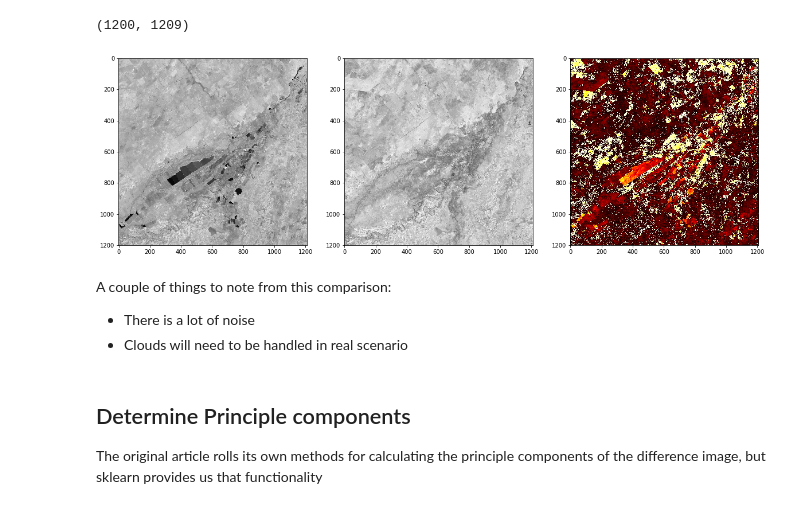
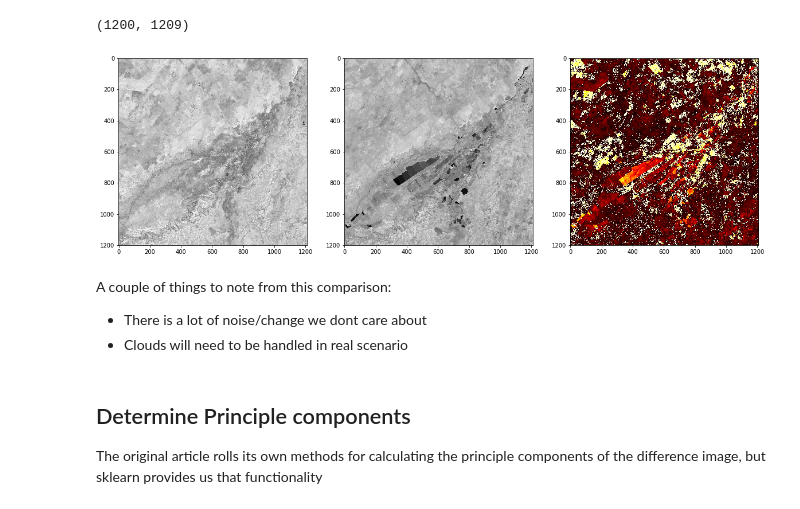
Before and after one commit to satellite-image-deep-learning/techniques, a Jupyter notebook: change_detection/using_pca_and_k_means/change_detection.ipynb, the cells around one changed output. Saved outputs shown, nothing was run; the diff lists cells and outputs as text; code cells hidden in the pictures.

```diff
--- a/change_detection/using_pca_and_k_means/change_detection.ipynb
+++ b/change_detection/using_pca_and_k_means/change_detection.ipynb
@@ -43,8 +43,8 @@ ls
 CubbieStation_08232013.jpg* README.md
 CubbieStation_08311987.jpg* change_detection.ipynb
 # %%
-image1 = io.imread('CubbieStation_08232013.jpg')
-image2 = io.imread('CubbieStation_08311987.jpg')
+image1 = io.imread('CubbieStation_08311987.jpg')
+image2 = io.imread('CubbieStation_08232013.jpg')
 
 diff_image = abs(image1 - image2)
 print(diff_image.shape)
@@ -53,16 +53,16 @@ print(diff_image.shape)
 # %%
 fig_width = 20
 fig_height = 8
 
 f, (ax1, ax2, ax3) = plt.subplots(1, 3, figsize=(fig_width, fig_height))
 ax1.imshow(image1, cmap="gray")
 ax2.imshow(image2, cmap="gray")
-ax3.imshow(diff_image, cmap="hot_r"); # crudely calc difference
+ax3.imshow(diff_image, cmap="hot"); # crudely calc difference
 # %% [output]
-[figure, old version]
+[figure, new version]
 # %% [markdown]
 A couple of things to note from this comparison:
-* There is a lot of noise
+* There is a lot of noise/change we dont care about
 * Clouds will need to be handled in real scenario
 # %% [markdown]
 ## Determine Principle components
```
Also changed, not shown: parts of 2 cells of this notebook, 1 other file.
